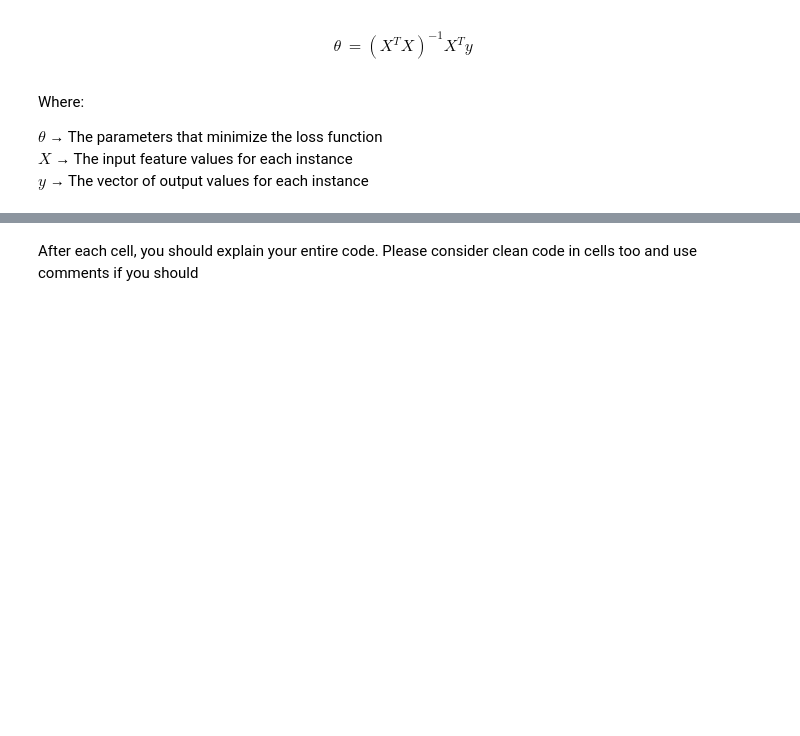
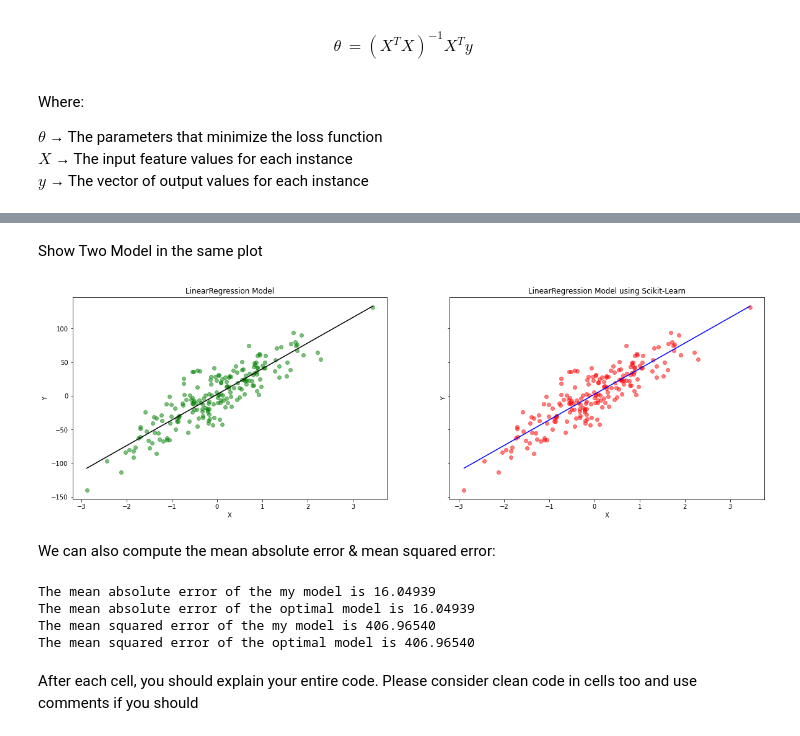
Before and after one commit to MohammadRouintan/Implementation-LinearRegression-From-Scratch, a Jupyter notebook: LR_NormalEquation.ipynb, the cells around one changed output, grey strips where cells are left out. Drawn from its saved outputs; the diff is of its cells as text; code cells hidden in the pictures; blank space fills up the shorter version.

```diff
--- a/LR_NormalEquation.ipynb
+++ b/LR_NormalEquation.ipynb
@@ -74,3 +174,42 @@ Description and code of second part
+# %% [markdown]
+Show Two Model in the same plot
+# %%
+fig, ax = plt.subplots(1, 2, figsize=(20, 6), sharex=True, sharey=True)
+
+ax[0].scatter(X.squeeze(), y, color='green', alpha=0.5)
+ax[0].plot(x_range, predicted_y1, c='black')
+ax[0].set_title("LinearRegression Model")
+ax[0].set_xlabel('X')
+ax[0].set_ylabel('Y')
+
+ax[1].scatter(X.squeeze(), y, color='red', alpha=0.5)
+ax[1].plot(x_range, predicted_y2, c='blue')
+ax[1].set_title("LinearRegression Model using Scikit-Learn")
+ax[1].set_xlabel('X')
+ax[1].set_ylabel('Y')
+plt.show()
+# %% [output]
+[figure, added]
+# %% [markdown]
+We can also compute the mean absolute error & mean squared error:
+# %%
+from sklearn.metrics import mean_absolute_error, mean_squared_error
+
+y_predicted1 = linear_regression.predict(X)
+y_predicted2 = Linear_Regression.predict(X)
+mean_absolute_error1 = mean_absolute_error(y, y_predicted1)
+mean_absolute_error2 = mean_absolute_error(y, y_predicted2)
+mean_squared_error1 = mean_squared_error(y, y_predicted1)
+mean_squared_error2 = mean_squared_error(y, y_predicted2)
+print(f"The mean absolute error of the my model is {mean_absolute_error1:.5f}")
+print(f"The mean absolute error of the optimal model is {mean_absolute_error2:.5f}")
+print(f"The mean squared error of the my model is {mean_squared_error1:.5f}")
+print(f"The mean squared error of the optimal model is {mean_squared_error2:.5f}")
+# %% [output]
+The mean absolute error of the my model is 16.04939
+The mean absolute error of the optimal model is 16.04939
+The mean squared error of the my model is 406.96540
+The mean squared error of the optimal model is 406.96540
 # %% [markdown]
 After each cell, you should explain your entire code. Please consider clean code in cells too and use comments if you should
 # %% [markdown]
```
Also changed, not shown: parts of 15 cells of this notebook.
